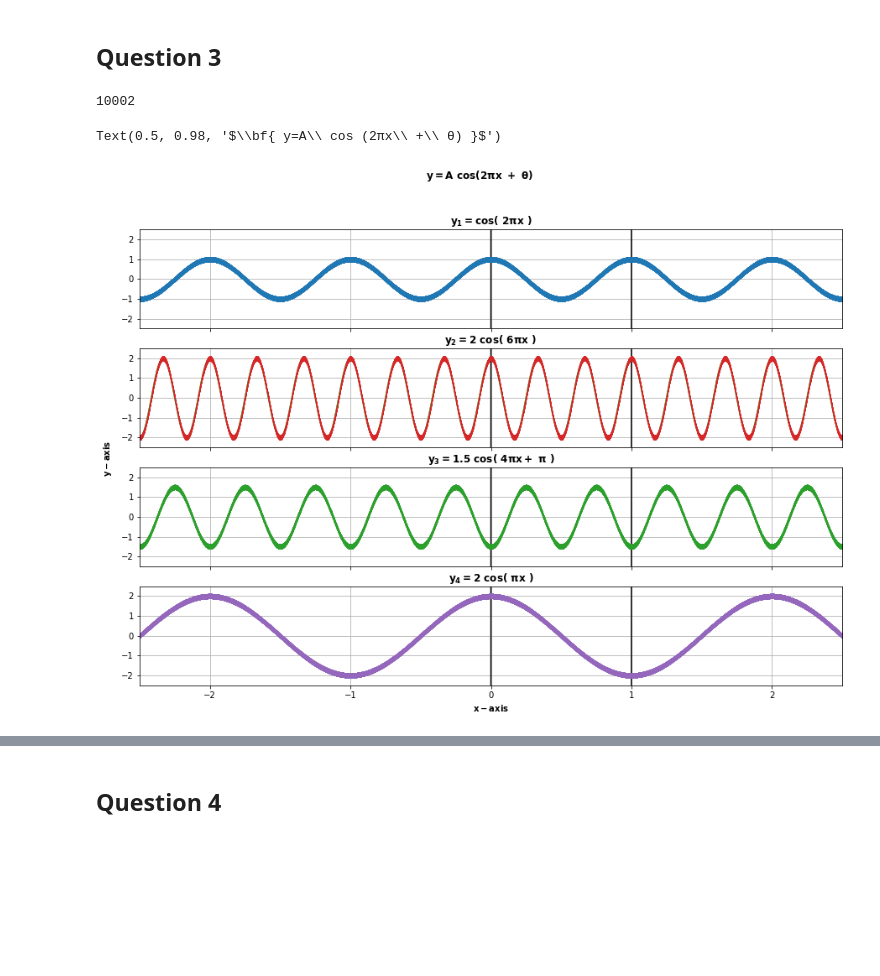
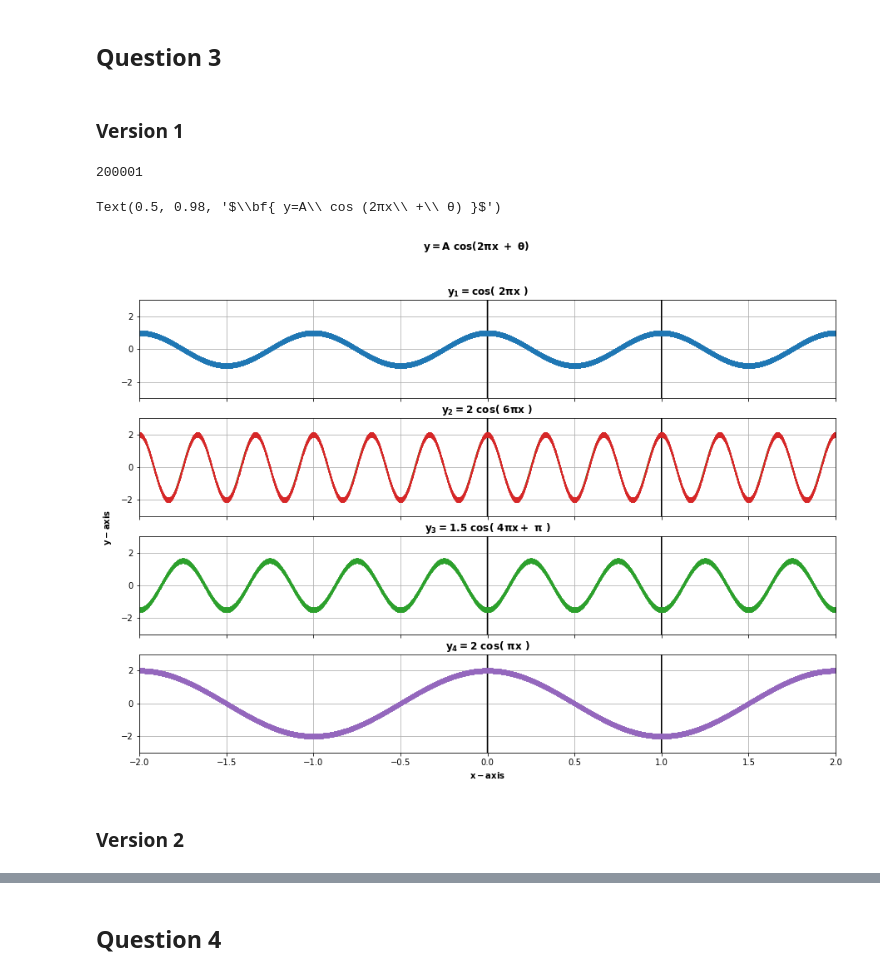
Before and after one commit to theatina/M902_MathNLP, a Jupyter notebook: Project_2/M902_Project2_CTKylafi_LT1200012.ipynb, the cells around one changed output, grey strips where cells are left out. Drawn from its saved outputs; the diff is of its cells as text; code cells hidden in the pictures; blank space fills up the shorter version.

```diff
--- a/Project_2/M902_Project2_CTKylafi_LT1200012.ipynb
+++ b/Project_2/M902_Project2_CTKylafi_LT1200012.ipynb
@@ -6,8 +6,10 @@ import matplotlib.pyplot as plt
 import math
 # %% [markdown]
 <h2>Question 3</h2>
+# %% [markdown]
+<h3>Version 1</h3>
 # %%
-t = np.arange(-5.001,5,0.001)
+t = np.arange(-100.001,100,0.001)
 # %%
 A1 = 1
 f1 = 1
@@ -43,47 +45,54 @@ fig, plots = plt.subplots(4,1,figsize=(15,10), sharex=True)
 fig.text(0.09,0.5, r"$\bf{y - axis}$", ha="center", va="center", rotation=90)
 plt.xlabel(r"$\bf{x - axis}$")
 
+
 plots[0].grid(True)
-plots[0].set_xlim(-2.5,2.5)
-plots[0].set_ylim(-2.5,2.5)
+plots[0].set_ylim(-3,3)
+plots[0].set_xlim(-2,2)
 plots[0].title.set_text(r"$\bf{y_1 = cos(\ 2πx\ ) }$")
 plots[0].plot( t*0, t , "k"  )
 plots[0].plot( t/t, t , "k"  )
 plots[0].plot( t, s1 , "|"  )
 
 plots[1].grid(True)
-plots[1].set_ylim(-2.5,2.5)
+plots[1].set_ylim(-3,3)
+plots[1].set_xlim(-2,2)
 plots[1].title.set_text(r"$\bf{y_2 = 2\ cos(\ 6πx\ )  }$")
 plots[1].plot( t*0, t , "k"  )
 plots[1].plot( t/t, t , "k"  )
 plots[1].plot( t, s2 )
 plots[1].plot( t, s2 )
 plots[1].plot( t, s2 )
 plots[1].plot( t, s2, "|" )
 
 plots[2].grid(True)
-plots[2].set_ylim(-2.5,2.5)
+plots[2].set_ylim(-3,3)
+plots[2].set_xlim(-2,2)
 plots[2].title.set_text(r"$\bf{ y_3 = 1.5\ cos(\ 4πx +\ π\ ) }$")
 plots[2].plot( t*0, t , "k"  )
 plots[2].plot( t/t, t , "k"  )
 plots[2].plot( t, s3 )
 plots[2].plot( t, s3 )
 plots[2].plot( t, s3, "|"  )
 
 plots[3].grid(True)
-plots[3].set_ylim(-2.5,2.5)
+plots[3].set_ylim(-3,3)
+plots[3].set_xlim(-2,2)
 plots[3].title.set_text(r"$\bf{ y_4 = 2\ cos(\ πx\ ) }$")
 plots[3].plot( t*0, t , "k"  )
 plots[3].plot( t/t, t , "k"  )
 plots[3].plot( t, s4 )
 plots[3].plot( t, s4 )
 plots[3].plot( t, s4 )
 plots[3].plot( t, s4 )
 plots[3].plot( t, s4 , "|" )
 
 
+
 fig.suptitle(r"$\bf{ y=A\ cos (2πx\ +\ θ) }$")
 # %% [output]
-10002
+200001
 Text(0.5, 0.98, '$\\bf{ y=A\\ cos (2πx\\ +\\ θ) }$')
-[figure, old version]
+[figure, new version]
+# %% [markdown]
+<h3>Version 2</h3>
```
Also changed, not shown: parts of 3 cells of this notebook, 5 other files.
